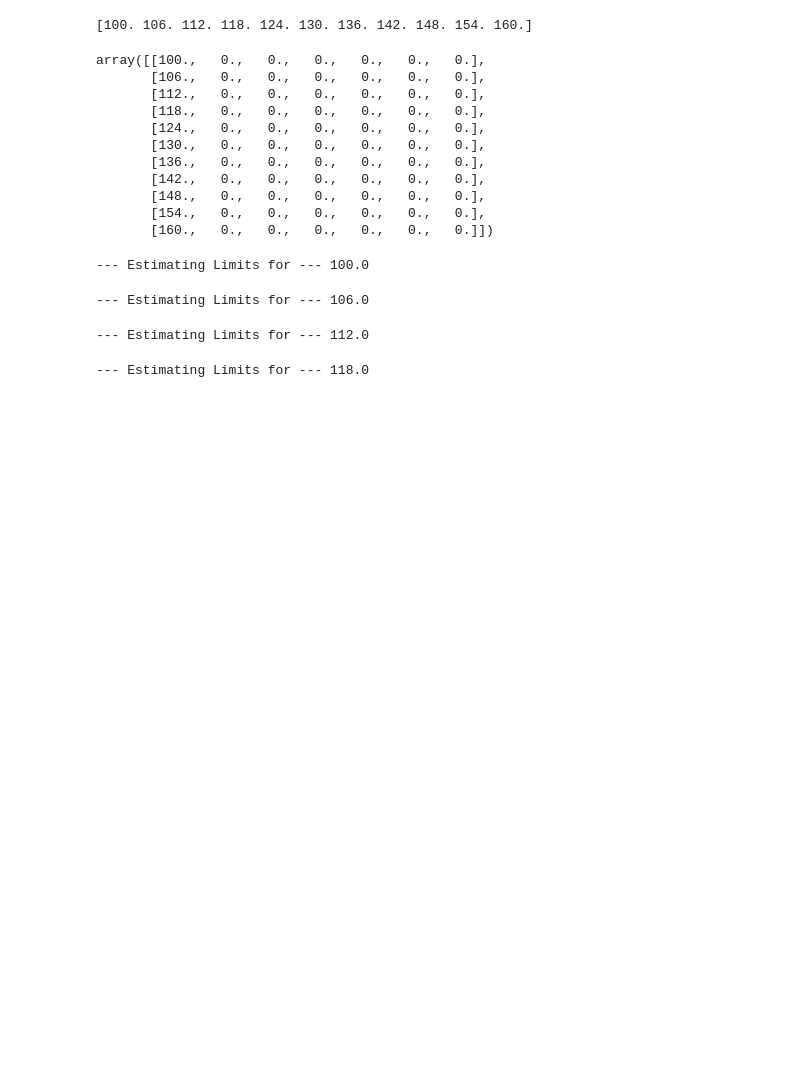
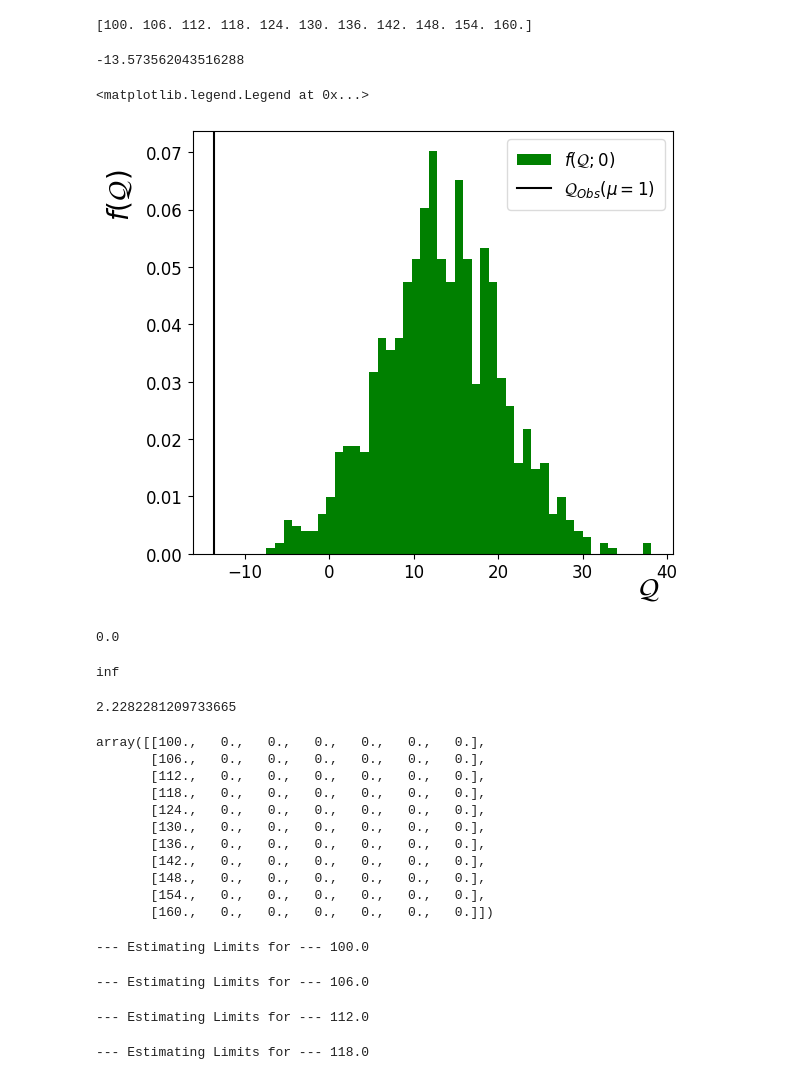
Before and after one commit to asegura4488/StatsHEP, a Jupyter notebook: MultiChannel/LEP/Significance.ipynb, the cells around one changed output. Cells and saved outputs as stored; diff of their text form; code cells hidden in the pictures; blank space fills up the shorter version.

```diff
--- a/MultiChannel/LEP/Significance.ipynb
+++ b/MultiChannel/LEP/Significance.ipynb
@@ -96,11 +96,9 @@ def GetObsJointLnQ(LnQ,mu,Expected = True):
 def Sampler(mu, Ntoys = int(1e3)):
 
     q0 = np.zeros(Ntoys)
-    q1 = np.zeros(Ntoys)
 
     for i in range(Ntoys):
         q0[i] = GetJointLnQ(GetLnQ, mu)  #H0
-        q1[i] = GetJointLnQ(GetLnQ, mu, Null = False) #H1
 
-    return q0,q1
+    return q0
 # %%
@@ -112,5 +112,37 @@ def Sampler(mu, Ntoys = int(1e3)):
+# %%
+# Con significancia
+Qobs = GetObsJointLnQ(GetLnQ,1.0,Expected = False)
+Qobs
+# %% [output]
+-13.573562043516288
 # %%
-q0,q1
+q0 = Sampler(1.)
+# %%
+fig = plt.figure()
+ax = fig.add_subplot(1,1,1)
+ax.hist(q0,bins=45,color='green',density=True,label=r'$f(\mathcal{Q};0)$')
+plt.axvline(x=Qobs,color='k',label=r'$\mathcal{Q}_{Obs}(\mu=1)$')
+#plt.yscale('log')
+
+# Label X
+ax.set_xlabel(r'$\mathcal{Q}$')
+ax.xaxis.set_label_coords(0.95,-0.05)
+
+# Label Y
+ax.set_ylabel(r'$f(\mathcal{Q})$')
+ax.yaxis.set_label_coords(-0.12,0.85)
+
+# Ajustar los márgenes automáticamente
+plt.tight_layout()
+
+#Legend
+ax.legend(loc='upper right',bbox_to_anchor=(1,1),ncol=1,title='')
+
+#
+#plt.savefig('Significance_Q.pdf')
+# %% [output]
+<matplotlib.legend.Legend at 0x...>
+[figure, added]
 # %%
 def GetPValue(data,Qobs, Null = True):
 
@@ -123,6 +155,24 @@ def GetPValue(data,Qobs, Null = True):
         p_value = count_above_threshold / data.shape[0]
 
     return p_value
+# %%
+p0 = GetPValue(q0,Qobs,Null = True)
+#p1 = GetPValue(q1,Qobs,Null = False)
+print(p0)
+# %% [output]
+0.0
+# %%
+Significancia = np.abs(norm.ppf(p0))
+Significancia
+# %% [output]
+inf
+# %%
+# Deberia ser similiar a
+S = np.sum(s)
+B = np.sum(b)
+S/np.sqrt(B+S)
+# %% [output]
+2.2282281209733665
 # %%
 # Funcion en paralelo
 def GetCls_for_mu(i, mu, Expected = False):
```
Also changed, not shown: parts of 1 cell of this notebook, 1 other file.
